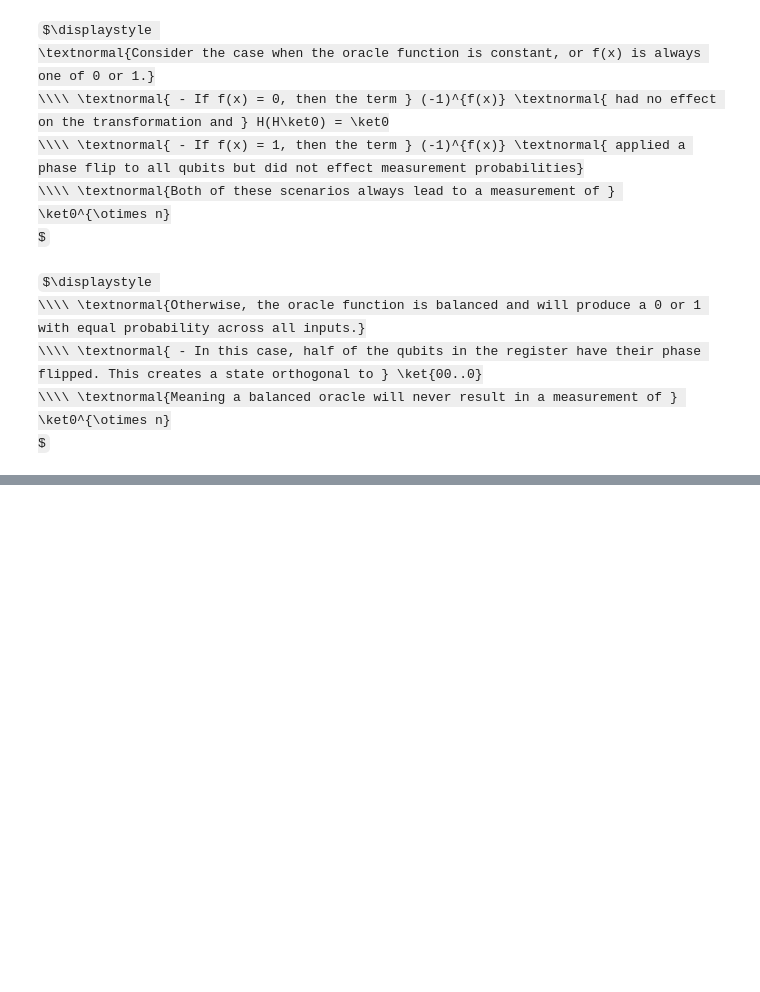
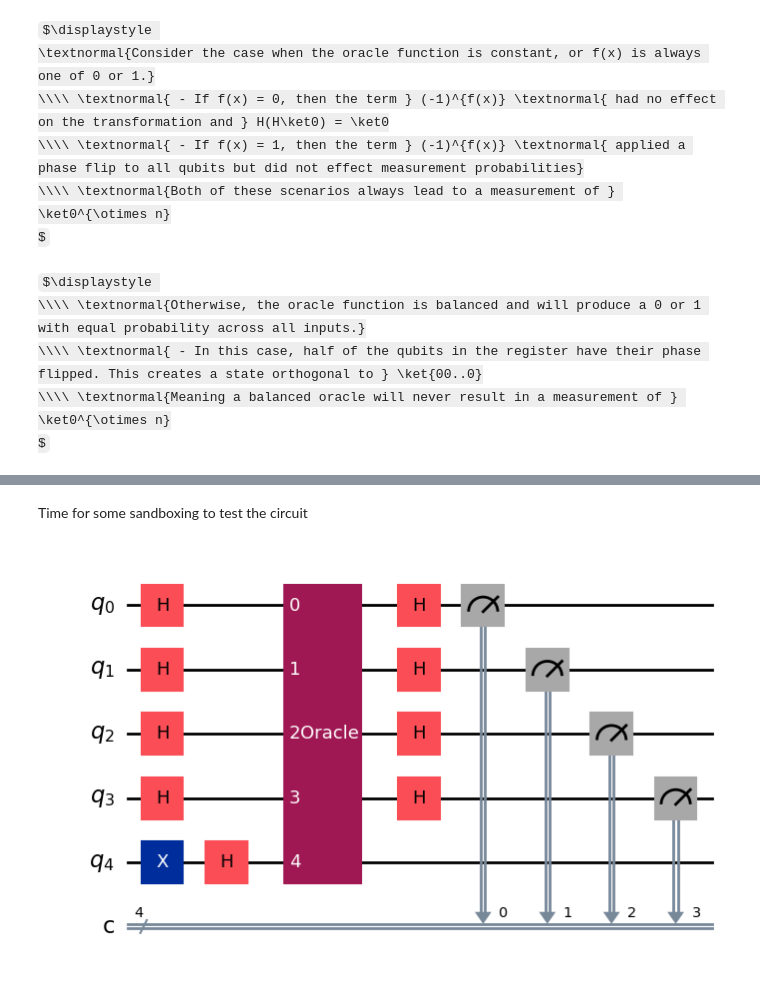
Before and after one commit to AThomsonSMC/uri-qc, a Jupyter notebook: phy573/week3-dj-algorithm.ipynb, the cells around one changed output, grey strips where cells are left out. Saved outputs shown, nothing was run; the diff lists cells and outputs as text; code cells hidden in the pictures; some formulas as TeX source; blank space fills up the shorter version.

```diff
--- a/phy573/week3-dj-algorithm.ipynb
+++ b/phy573/week3-dj-algorithm.ipynb
@@ -222,0 +427,33 @@ $
+# %%
+def dj_algorithm(oracle, n):
+    """
+    Takes an oracle gate as input and builds a full Deutsch-Jozsa algorithm to measure what kind it is
+    """
+    dj_circuit = QCir(n+1, n)
+
+    # Prepare the output qubit
+    dj_circuit.x(n)
+    dj_circuit.h(n)
+
+    # Setup input register
+    place_hgates(dj_circuit)
+
+    # Run the supplied oracle function
+    dj_circuit.append(oracle, range(n+1))
+
+    # Repeat H-gates and measure
+    place_hgates(dj_circuit)
+    measure_dj(dj_circuit)
+
+    return dj_circuit
+# %% [markdown]
+Time for some sandboxing to test the circuit
+# %%
+sb_n = 4
+# Randomly pick a type of oracle function to interpret results
+case = BALANCED if np.random.randint(2) == 1 else CONSTANT
+sb_gate = dj_oracle(case, sb_n)
+sb_circuit = dj_algorithm(sb_gate, sb_n)
+sb_circuit.draw(output="mpl", style="iqp")
+# %% [output]
+[figure, added]
```
Also changed, not shown: parts of 30 cells of this notebook.
